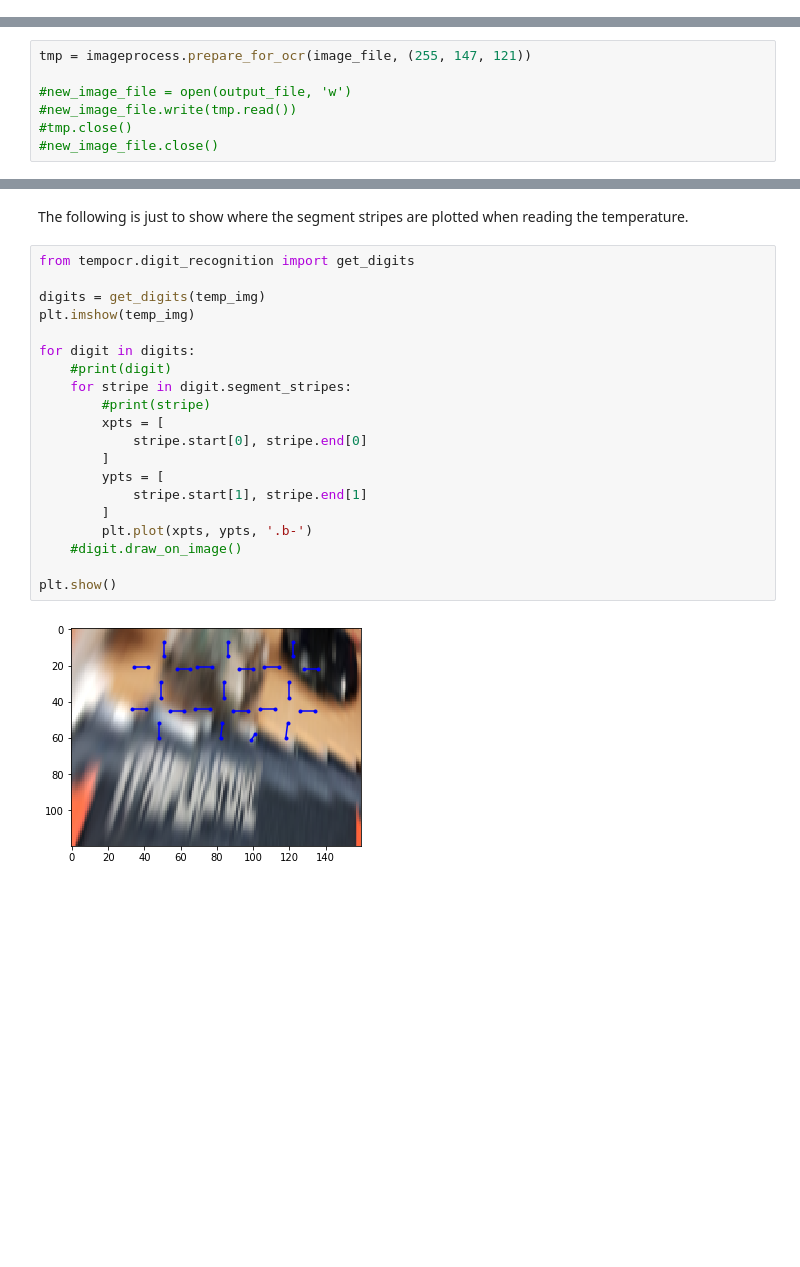
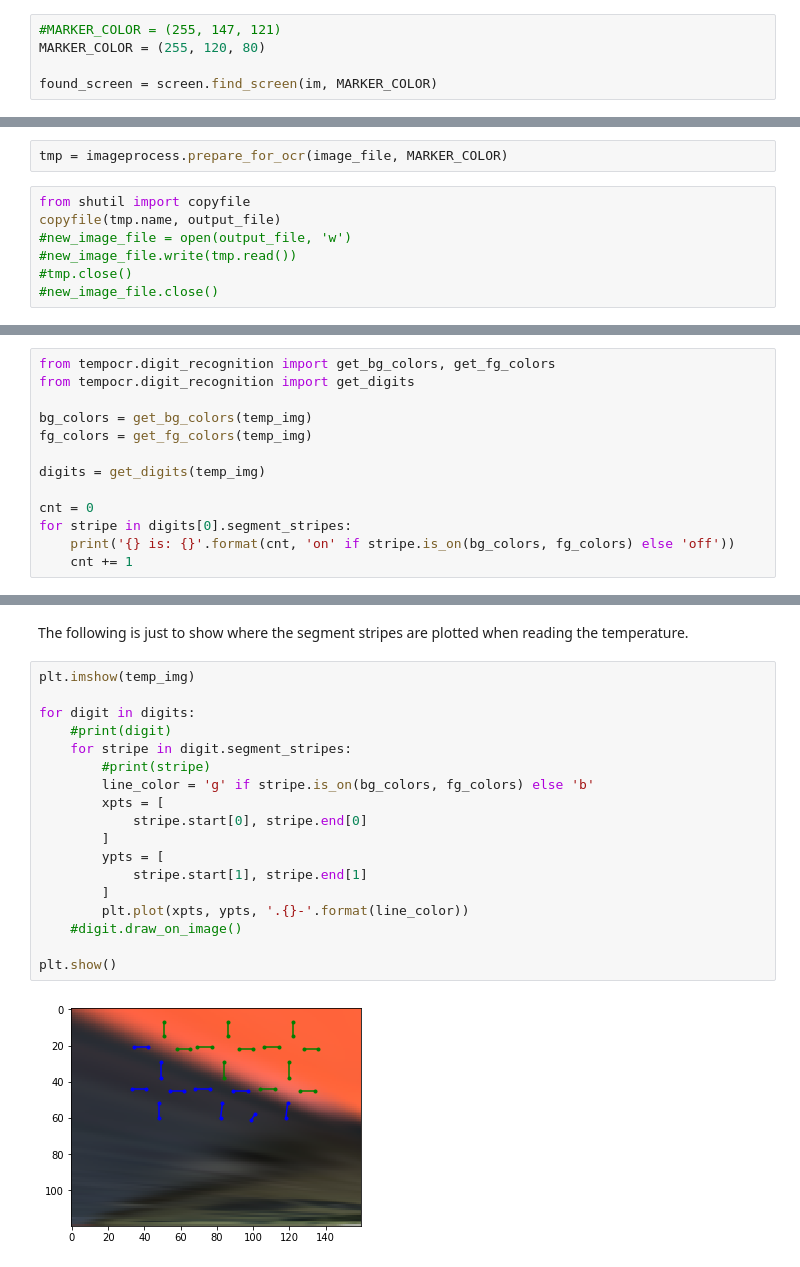
Before and after one commit to gondrup/temperature_reader, a Jupyter notebook: jupyter_notebooks/fix_perspective.ipynb, the cells around one changed output, grey strips where cells are left out. Drawn from its saved outputs; the diff is of its cells as text; blank space fills up the shorter version.

```diff
--- a/jupyter_notebooks/fix_perspective.ipynb
+++ b/jupyter_notebooks/fix_perspective.ipynb
@@ -64,3 +61,8 @@ found_screen = screen.find_screen(im, (255, 147, 121))
+# %%
+#MARKER_COLOR = (255, 147, 121)
+MARKER_COLOR = (255, 120, 80)
+
+found_screen = screen.find_screen(im, MARKER_COLOR)
 # %%
 temp_file = tempfile.NamedTemporaryFile()
 im.save(temp_file.name, 'PNG')
@@ -100,8 +102,10 @@ plt.show()
 # %% [markdown]
 Run the actual process (same as above except we now pass the coordinates to ImageMagick to distort the image ready for character reading).
+# %%
+tmp = imageprocess.prepare_for_ocr(image_file, MARKER_COLOR)
 # %%
-tmp = imageprocess.prepare_for_ocr(image_file, (255, 147, 121))
-
+from shutil import copyfile
+copyfile(tmp.name, output_file)
 #new_image_file = open(output_file, 'w')
 #new_image_file.write(tmp.read())
 #tmp.close()
@@ -148,0 +155,13 @@ plt.plot(xpts, ypts, 'go')
+# %%
+from tempocr.digit_recognition import get_bg_colors, get_fg_colors
+from tempocr.digit_recognition import get_digits
+
+bg_colors = get_bg_colors(temp_img)
+fg_colors = get_fg_colors(temp_img)
+
+digits = get_digits(temp_img)
+
+cnt = 0
+for stripe in digits[0].segment_stripes:
+    print('{} is: {}'.format(cnt, 'on' if stripe.is_on(bg_colors, fg_colors) else 'off'))
+    cnt += 1
@@ -149,27 +176,25 @@ plt.plot(xpts, ypts, 'go')
 # %% [markdown]
 The following is just to show where the segment stripes are plotted when reading the temperature.
 # %%
-from tempocr.digit_recognition import get_digits
-
-digits = get_digits(temp_img)
 plt.imshow(temp_img)
 
 for digit in digits:
     #print(digit)
     for stripe in digit.segment_stripes:
         #print(stripe)
+        line_color = 'g' if stripe.is_on(bg_colors, fg_colors) else 'b'
         xpts = [
             stripe.start[0], stripe.end[0]
         ]
         ypts = [
             stripe.start[1], stripe.end[1]
         ]
-        plt.plot(xpts, ypts, '.b-')
+        plt.plot(xpts, ypts, '.{}-'.format(line_color))
     #digit.draw_on_image()
 
 plt.show()
 # %% [output]
-[figure, old version]
+[figure, new version]
 # %%
 temperature = read_temperature(temp_img)
 
```
Also changed, not shown: parts of 8 cells of this notebook, 3 other files.
